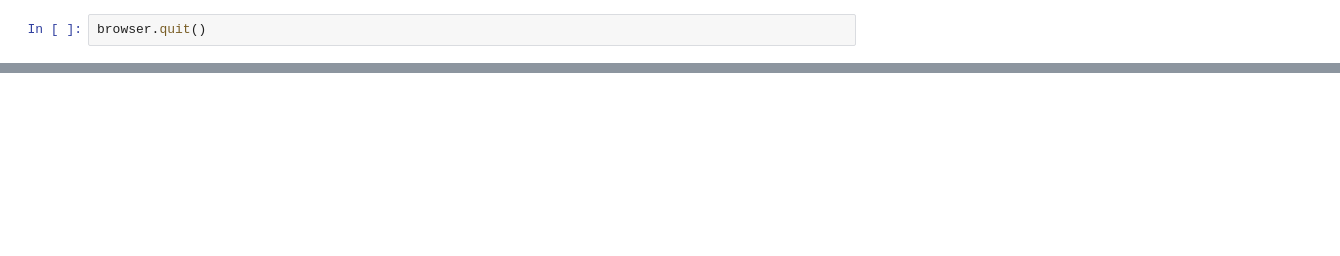
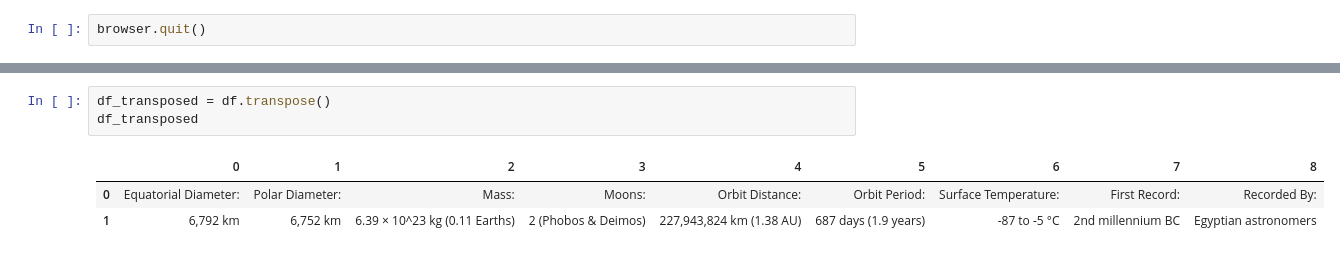
Before and after one commit to kylagelev/web-scraping-challenge, a Jupyter notebook: Mission_to_Mars/mission_to_mars.ipynb, the cells around one changed output, grey strips where cells are left out. Drawn from its saved outputs; the diff is of its cells as text; blank space fills up the shorter version.

```diff
--- a/Mission_to_Mars/mission_to_mars.ipynb
+++ b/Mission_to_Mars/mission_to_mars.ipynb
@@ -84,0 +166,7 @@ browser.quit()
+# %%
+df_transposed = df.transpose()
+df_transposed
+# %% [output]
+|  | 0 | 1 | 2 | 3 | 4 | 5 | 6 | 7 | 8 |
+| 0 | Equatorial Diameter: | Polar Diameter: | Mass: | Moons: | Orbit Distance: | Orbit Period: | Surface Temperature: | First Record: | Recorded By: |
+| 1 | 6,792 km | 6,752 km | 6.39 × 10^23 kg (0.11 Earths) | 2 (Phobos & Deimos) | 227,943,824 km (1.38 AU) | 687 days (1.9 years) | -87 to -5 °C | 2nd millennium BC | Egyptian astronomers |
```
Also changed, not shown: parts of 19 cells of this notebook, 1 other file.
